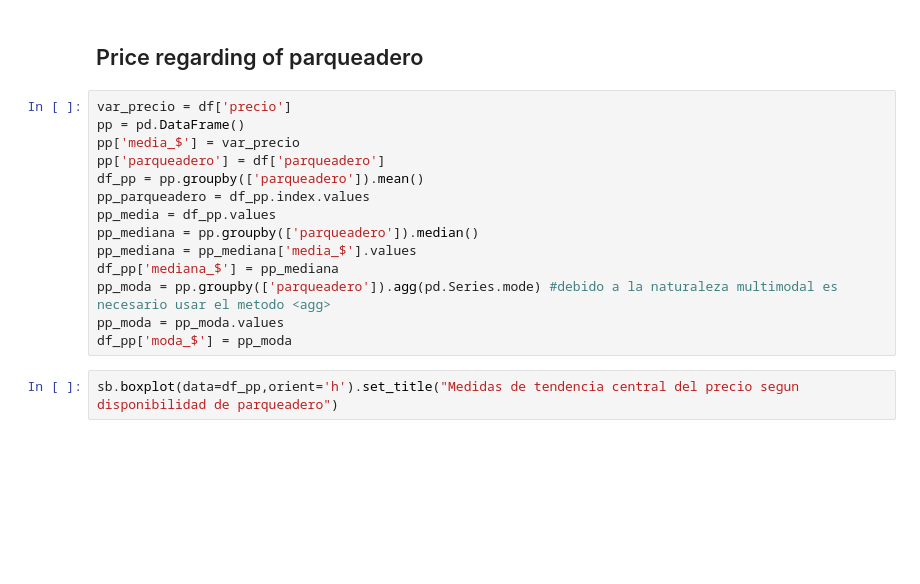
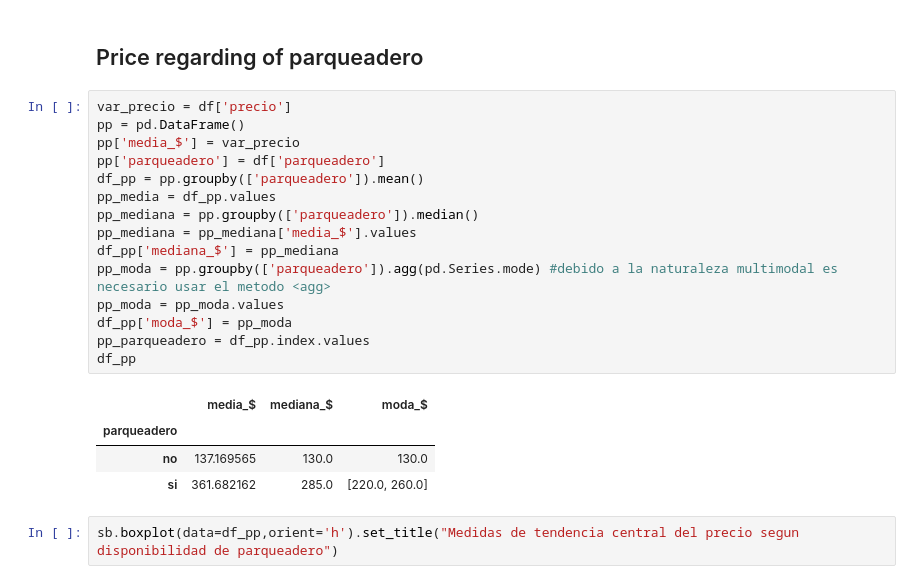
Before and after one commit to StanDoge/PYE-lab-1, a Jupyter notebook: main.ipynb, the cells around one changed output. Drawn from its saved outputs; the diff is of its cells as text; blank space fills up the shorter version.

```diff
--- a/main.ipynb
+++ b/main.ipynb
@@ -143,17 +154,23 @@ get_acum(frec_ubicacion,2)
 # %%
 var_precio = df['precio']
 pp = pd.DataFrame()
 pp['media_$'] = var_precio
 pp['parqueadero'] = df['parqueadero']
 df_pp = pp.groupby(['parqueadero']).mean()
-pp_parqueadero = df_pp.index.values
 pp_media = df_pp.values
 pp_mediana = pp.groupby(['parqueadero']).median()
 pp_mediana = pp_mediana['media_$'].values
 df_pp['mediana_$'] = pp_mediana
 pp_moda = pp.groupby(['parqueadero']).agg(pd.Series.mode) #debido a la naturaleza multimodal es necesario usar el metodo <agg>
 pp_moda = pp_moda.values
 df_pp['moda_$'] = pp_moda
+pp_parqueadero = df_pp.index.values
+df_pp
+# %% [output]
+|  | media_$ | mediana_$ | moda_$ |
+| parqueadero |  |  |  |
+| no | 137.169565 | 130.0 | 130.0 |
+| si | 361.682162 | 285.0 | [220.0, 260.0] |
 # %%
 sb.boxplot(data=df_pp,orient='h').set_title("Medidas de tendencia central del precio segun disponibilidad de parqueadero")
 # %% [output]
```
Also changed, not shown: parts of 8 cells of this notebook.
